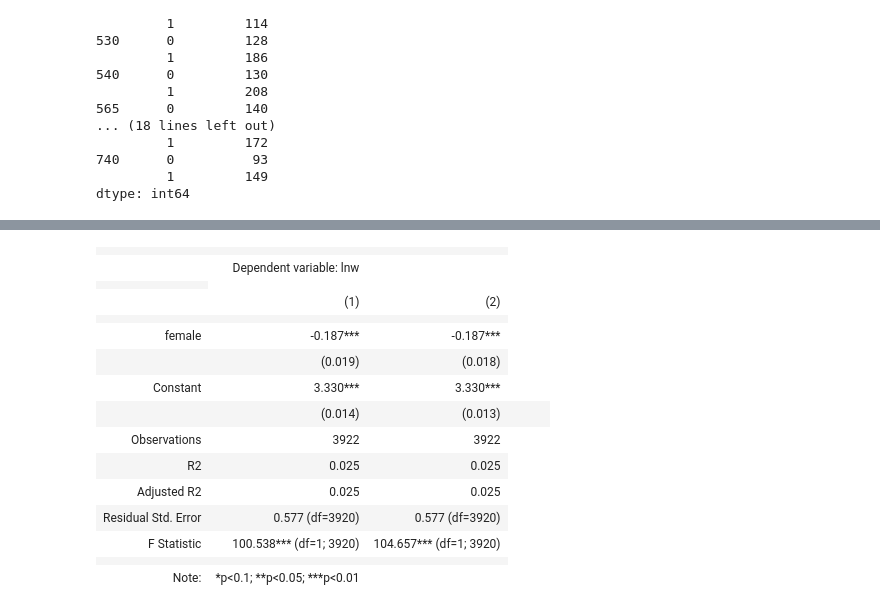
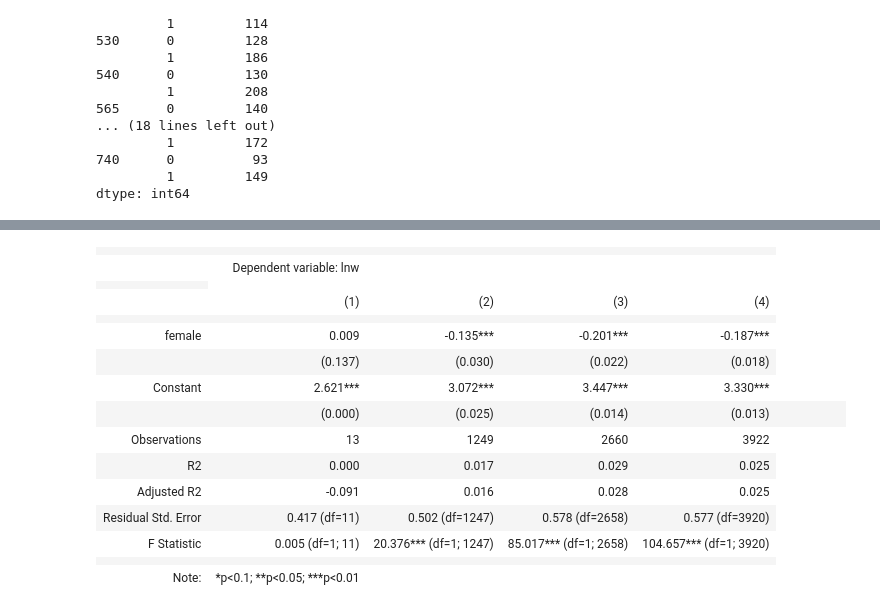
Before and after one commit to Jk33033/Data_Analysis2, a Jupyter notebook: assignment1.ipynb, the cells around one changed output, grey strips where cells are left out. Saved outputs shown, nothing was run; the diff lists cells and outputs as text; code cells hidden in the pictures.

```diff
--- a/assignment1.ipynb
+++ b/assignment1.ipynb
@@ -130,0 +151,7 @@ Notes:
+# %%
+reg1 = smf.ols(formula="lnw~female", data=data1).fit(cov_type="HC1")
+reg1.summary()
+
+#The result is:
+#|t| = 0.068 < 1.96, which means it is not statistically significant.
+#p = 0.946 > 0.05, which means it is not statistically significant.
@@ -131,5 +178,9 @@ Notes:
 # %%
-reg2 = smf.ols(formula="lnw~female", data=data).fit(cov_type="HC1")
+reg2 = smf.ols(formula="lnw~female", data=data2).fit(cov_type="HC1")
 reg2.summary()
+
+#The result is:
+#|t| = 4.514 > 1.96, which means it is statistically significant.
+#p = 0.000 < 0.05, which means it is statistically significant.
 # %% [output]
 OLS Regression Results
@@ -152,2 +203,9 @@ OLS Regression Results
 Notes:
 [1] Standard Errors are heteroscedasticity robust (HC1)
+# %%
+reg3 = smf.ols(formula="lnw~female", data=data3).fit(cov_type="HC1")
+reg3.summary()
+
+#The result is:
+#|t| = 9.220 > 1.96, which means it is statistically significant.
+#p = 0.000 < 0.05, which means it is statistically significant.
@@ -153,0 +232,8 @@ Notes:
+# %%
+#Overall Gender Gap
+reg4 = smf.ols(formula="lnw~female", data=data_all).fit(cov_type="HC1")
+reg4.summary()
+
+#The result is:
+#|t| = 10.230 > 1.96, which means it is statistically significant.
+#p = 0.000 < 0.05, which means it is statistically significant.
@@ -154,22 +260,22 @@ Notes:
 # %%
-stargazer = Stargazer([reg1, reg2])
+stargazer = Stargazer([reg1, reg2, reg3, reg4])
 stargazer.covariate_order(["female","Intercept"])
 stargazer.rename_covariates({"Intercept":"Constant"})
 stargazer
 # %% [output]
-|  |  |  |
-|  | Dependent variable: lnw |  |
+|  |  |  |  |  |
+|  | Dependent variable: lnw |  |  |  |
 |  |
-|  | (1) | (2) |
-|  |  |  |
-| female | -0.187*** | -0.187*** |
-|  | (0.019) | (0.018) |
-| Constant | 3.330*** | 3.330*** |
-|  | (0.014) | (0.013) |  |  |  |
-| Observations | 3922 | 3922 |
-| R2 | 0.025 | 0.025 |
-| Adjusted R2 | 0.025 | 0.025 |
-| Residual Std. Error | 0.577 (df=3920) | 0.577 (df=3920) |
-| F Statistic | 100.538*** (df=1; 3920) | 104.657*** (df=1; 3920) |
-|  |  |  |
-| Note: | *p<0.1; **p<0.05; ***p<0.01 |  |
+|  | (1) | (2) | (3) | (4) |
+|  |  |  |  |  |
+| female | 0.009 | -0.135*** | -0.201*** | -0.187*** |
+|  | (0.137) | (0.030) | (0.022) | (0.018) |
+| Constant | 2.621*** | 3.072*** | 3.447*** | 3.330*** |
+|  | (0.000) | (0.025) | (0.014) | (0.013) |  |  |  |  |  |
+| Observations | 13 | 1249 | 2660 | 3922 |
+| R2 | 0.000 | 0.017 | 0.029 | 0.025 |
+| Adjusted R2 | -0.091 | 0.016 | 0.028 | 0.025 |
+| Residual Std. Error | 0.417 (df=11) | 0.502 (df=1247) | 0.578 (df=2658) | 0.577 (df=3920) |
+| F Statistic | 0.005 (df=1; 11) | 20.376*** (df=1; 1247) | 85.017*** (df=1; 2658) | 104.657*** (df=1; 3920) |
+|  |  |  |  |  |
+| Note: | *p<0.1; **p<0.05; ***p<0.01 |  |  |  |
```
Also changed, not shown: parts of 13 cells of this notebook, 4 other files.
